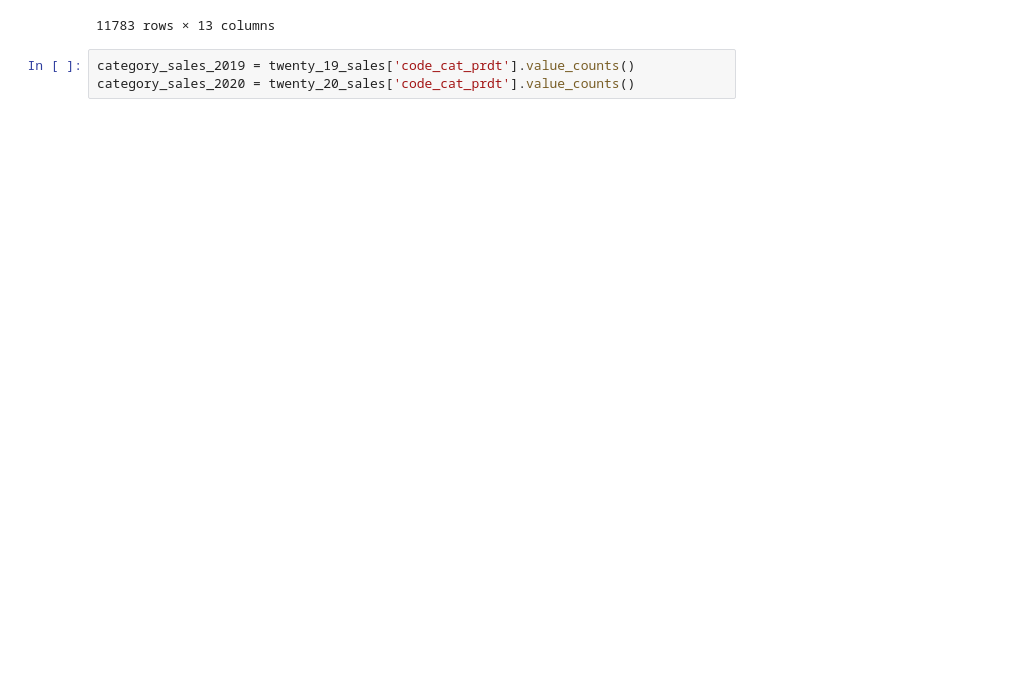
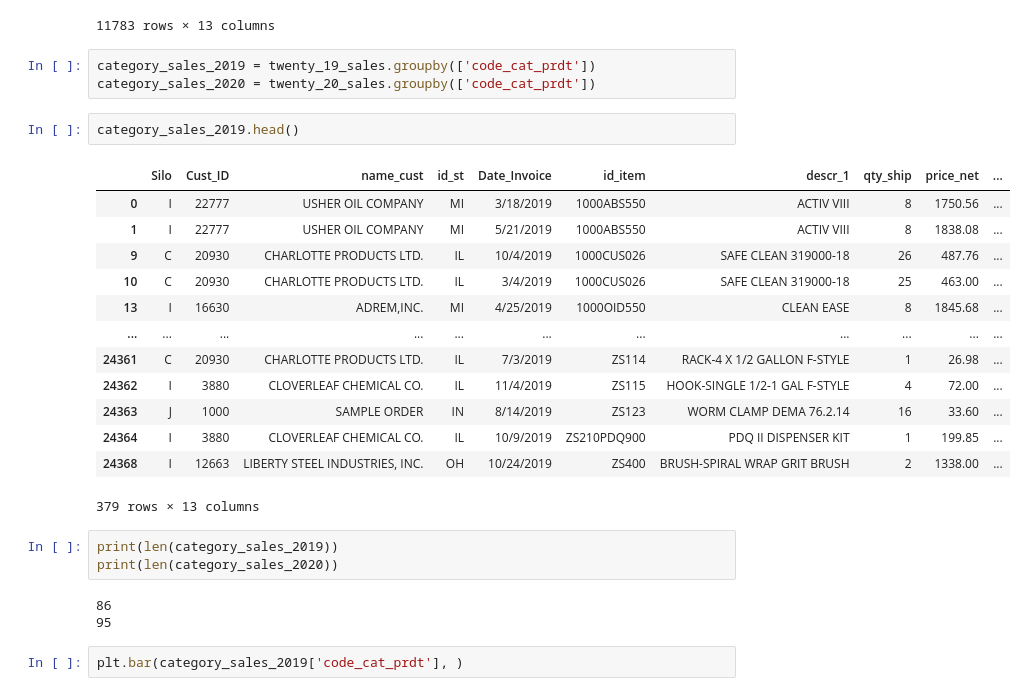
Before and after one commit to aadeba5/Project1, a Jupyter notebook: Nuance_Eric.ipynb, the cells around one changed output. Drawn from its saved outputs; the diff is of its cells as text; blank space fills up the shorter version.

```diff
--- a/Nuance_Eric.ipynb
+++ b/Nuance_Eric.ipynb
@@ -59,5 +59,29 @@ twenty_19_sales
 | 24377 | I | 12663 | LIBERTY STEEL INDUSTRIES, INC. | OH | 10/24/2019 | ZS404 | BRUSH-GRIT SIDE SCRUB BRUSH. | 1 | 469.00 | ... |
 11783 rows × 13 columns
 # %%
-category_sales_2019 = twenty_19_sales['code_cat_prdt'].value_counts()
-category_sales_2020 = twenty_20_sales['code_cat_prdt'].value_counts()
+category_sales_2019 = twenty_19_sales.groupby(['code_cat_prdt'])
+category_sales_2020 = twenty_20_sales.groupby(['code_cat_prdt'])
+# %%
+category_sales_2019.head()
+# %% [output]
+|  | Silo | Cust_ID | name_cust | id_st | Date_Invoice | id_item | descr_1 | qty_ship | price_net | ... |
+| 0 | I | 22777 | USHER OIL COMPANY | MI | 3/18/2019 | 1000ABS550 | ACTIV VIII | 8 | 1750.56 | ... |
+| 1 | I | 22777 | USHER OIL COMPANY | MI | 5/21/2019 | 1000ABS550 | ACTIV VIII | 8 | 1838.08 | ... |
+| 9 | C | 20930 | CHARLOTTE PRODUCTS LTD. | IL | 10/4/2019 | 1000CUS026 | SAFE CLEAN 319000-18 | 26 | 487.76 | ... |
+| 10 | C | 20930 | CHARLOTTE PRODUCTS LTD. | IL | 3/4/2019 | 1000CUS026 | SAFE CLEAN 319000-18 | 25 | 463.00 | ... |
+| 13 | I | 16630 | ADREM,INC. | MI | 4/25/2019 | 1000OID550 | CLEAN EASE | 8 | 1845.68 | ... |
+| ... | ... | ... | ... | ... | ... | ... | ... | ... | ... | ... |
+| 24361 | C | 20930 | CHARLOTTE PRODUCTS LTD. | IL | 7/3/2019 | ZS114 | RACK-4 X 1/2 GALLON F-STYLE | 1 | 26.98 | ... |
+| 24362 | I | 3880 | CLOVERLEAF CHEMICAL CO. | IL | 11/4/2019 | ZS115 | HOOK-SINGLE 1/2-1 GAL F-STYLE | 4 | 72.00 | ... |
+| 24363 | J | 1000 | SAMPLE ORDER | IN | 8/14/2019 | ZS123 | WORM CLAMP DEMA 76.2.14 | 16 | 33.60 | ... |
+| 24364 | I | 3880 | CLOVERLEAF CHEMICAL CO. | IL | 10/9/2019 | ZS210PDQ900 | PDQ II DISPENSER KIT | 1 | 199.85 | ... |
+| 24368 | I | 12663 | LIBERTY STEEL INDUSTRIES, INC. | OH | 10/24/2019 | ZS400 | BRUSH-SPIRAL WRAP GRIT BRUSH | 2 | 1338.00 | ... |
+379 rows × 13 columns
+# %%
+print(len(category_sales_2019))
+print(len(category_sales_2020))
+# %% [output]
+86
+95
+# %%
+plt.bar(category_sales_2019['code_cat_prdt'], )
```
